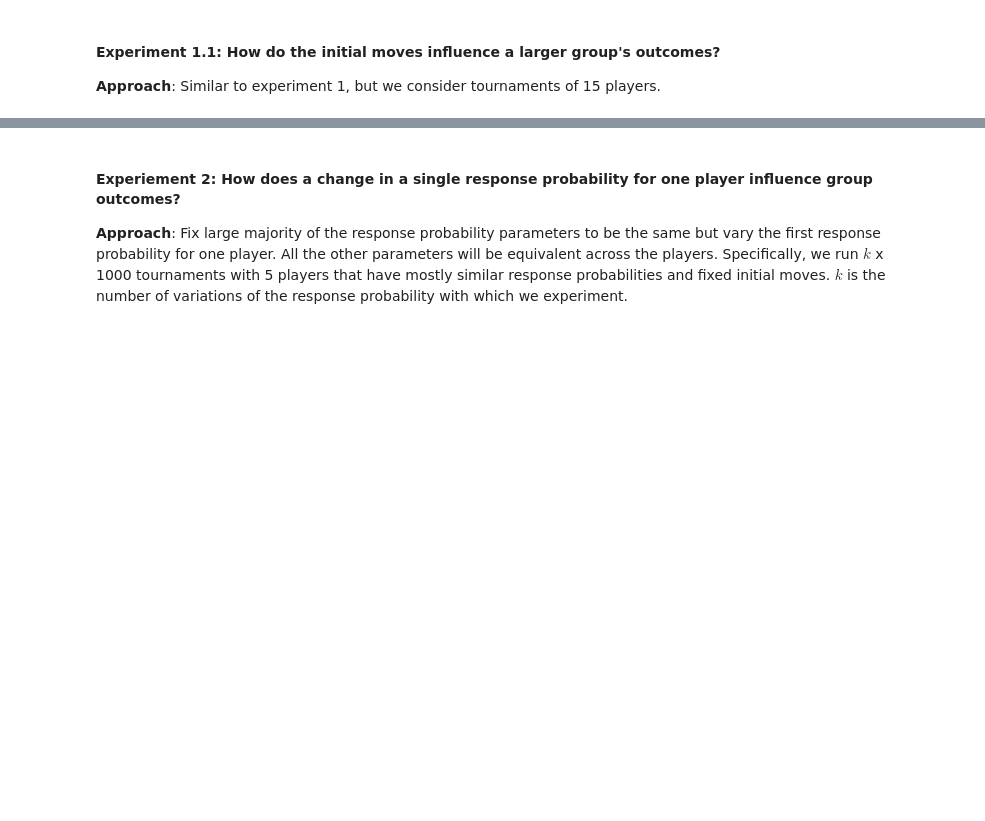
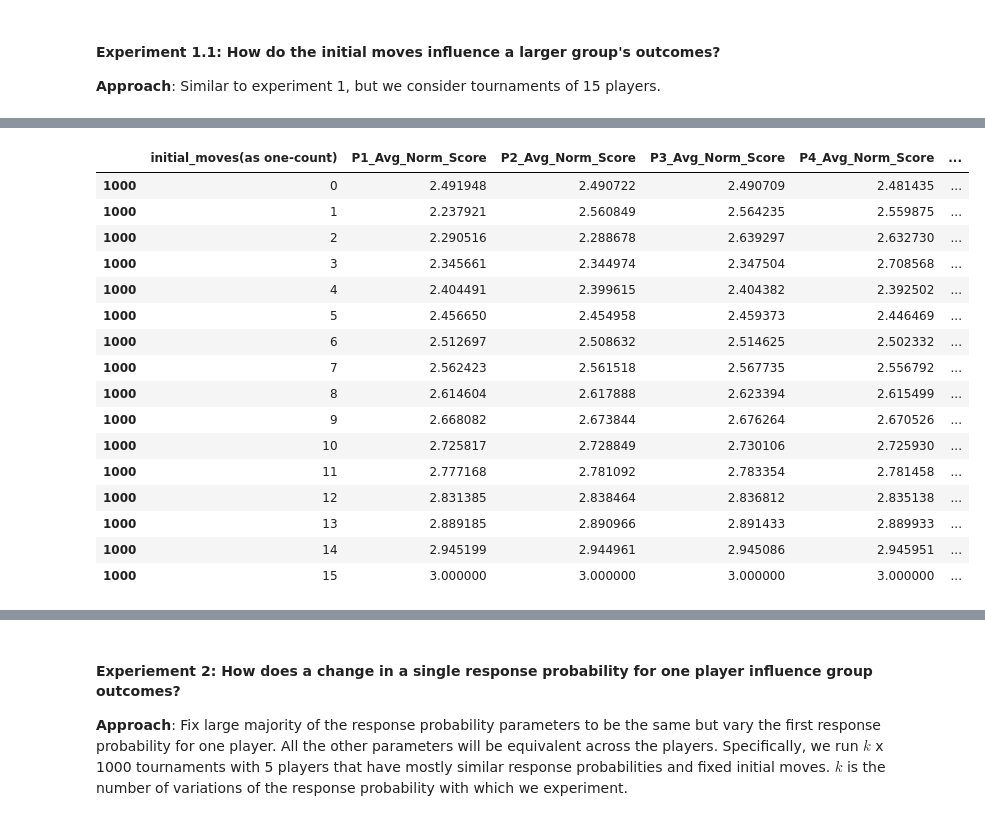
Before and after one commit to fatemehghaffari/PrisonersDilemma, a Jupyter notebook: Sensitivity_Analysis_PD_Model.ipynb, the cells around one changed output, grey strips where cells are left out. Drawn from its saved outputs; the diff is of its cells as text; code cells hidden in the pictures; blank space fills up the shorter version.

```diff
--- a/Sensitivity_Analysis_PD_Model.ipynb
+++ b/Sensitivity_Analysis_PD_Model.ipynb
@@ -191,7 +237,25 @@ sorted_df.columns
 # %%
-df=sorted_df[['initial_moves(as one count)', 'P1_Avg_Norm_Score', 'P2_Avg_Norm_Score','P3_Avg_Norm_Score',
+df=sorted_df[['initial_moves(as one-count)', 'P1_Avg_Norm_Score', 'P2_Avg_Norm_Score','P3_Avg_Norm_Score',
            'P4_Avg_Norm_Score', 'P5_Avg_Norm_Score','Avg_of_PL_Scores',
            'Avg_CC_Distribution','L2_Dist_Avg_PL_Scores']]
 
 df
+# %% [output]
+|  | initial_moves(as one-count) | P1_Avg_Norm_Score | P2_Avg_Norm_Score | P3_Avg_Norm_Score | P4_Avg_Norm_Score | ... |
+| 1000 | 0 | 2.491948 | 2.490722 | 2.490709 | 2.481435 | ... |
+| 1000 | 1 | 2.237921 | 2.560849 | 2.564235 | 2.559875 | ... |
+| 1000 | 2 | 2.290516 | 2.288678 | 2.639297 | 2.632730 | ... |
+| 1000 | 3 | 2.345661 | 2.344974 | 2.347504 | 2.708568 | ... |
+| 1000 | 4 | 2.404491 | 2.399615 | 2.404382 | 2.392502 | ... |
+| 1000 | 5 | 2.456650 | 2.454958 | 2.459373 | 2.446469 | ... |
+| 1000 | 6 | 2.512697 | 2.508632 | 2.514625 | 2.502332 | ... |
+| 1000 | 7 | 2.562423 | 2.561518 | 2.567735 | 2.556792 | ... |
+| 1000 | 8 | 2.614604 | 2.617888 | 2.623394 | 2.615499 | ... |
+| 1000 | 9 | 2.668082 | 2.673844 | 2.676264 | 2.670526 | ... |
+| 1000 | 10 | 2.725817 | 2.728849 | 2.730106 | 2.725930 | ... |
+| 1000 | 11 | 2.777168 | 2.781092 | 2.783354 | 2.781458 | ... |
+| 1000 | 12 | 2.831385 | 2.838464 | 2.836812 | 2.835138 | ... |
+| 1000 | 13 | 2.889185 | 2.890966 | 2.891433 | 2.889933 | ... |
+| 1000 | 14 | 2.945199 | 2.944961 | 2.945086 | 2.945951 | ... |
+| 1000 | 15 | 3.000000 | 3.000000 | 3.000000 | 3.000000 | ... |
 # %%
```
Also changed, not shown: parts of 11 cells of this notebook.
